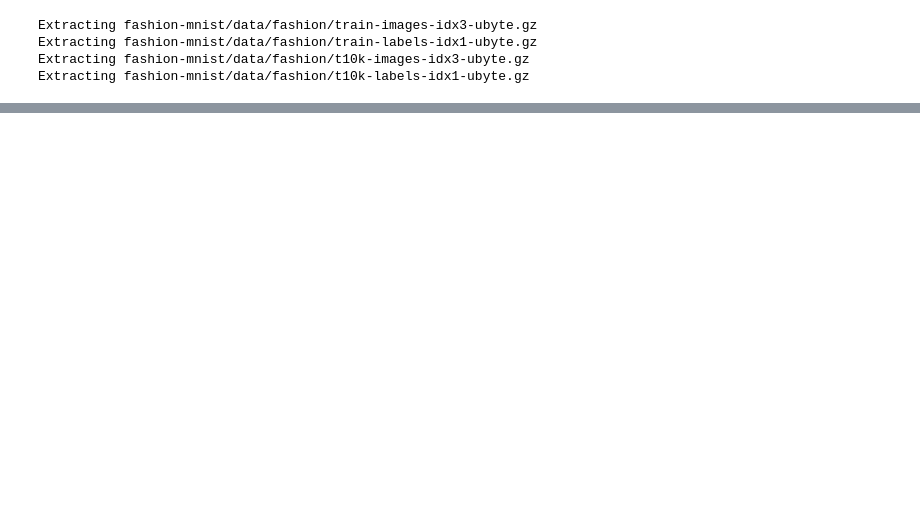
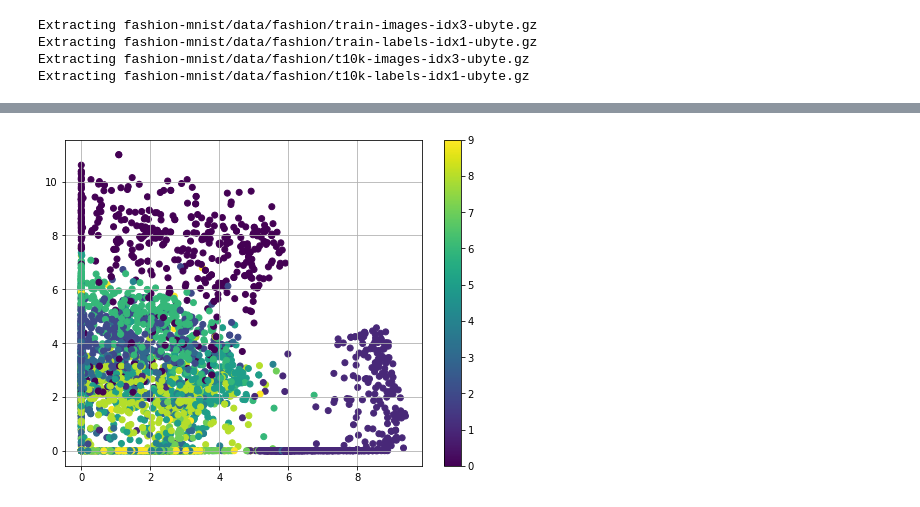
Before and after one commit to avgaydashenko/deep-learning-hw, a Jupyter notebook: homework.ipynb, the cells around one changed output, grey strips where cells are left out. Cells and saved outputs as stored; diff of their text form; code cells hidden in the pictures; blank space fills up the shorter version.

```diff
--- a/homework.ipynb
+++ b/homework.ipynb
@@ -194,0 +127,24 @@ print(50 * ((dg < 0.5).mean() + (dx >= 0.5).mean()), '% accurate')
+# %%
+def train(network_architecture, learning_rate=0.001,
+          batch_size=1000, training_epochs=10, display_step=5):
+    vae = VAE(network_architecture,
+                                 learning_rate=learning_rate,
+                                 batch_size=batch_size)
+    # Training cycle
+    for epoch in range(training_epochs):
+        avg_cost = 0.
+        total_batch = int(n_samples / batch_size)
+        # Loop over all batches
+        for i in range(total_batch):
+            batch_xs, _ = mnist.train.next_batch(batch_size)
+
+            # Fit training using batch data
+            cost = vae.partial_fit(batch_xs)
+            # Compute average loss
+            avg_cost += cost / n_samples * batch_size
+
+        # Display logs per epoch step
+        if epoch % display_step == 0:
+            print("Epoch:", '%04d' % (epoch+1),
+                  "cost=", "{:.9f}".format(avg_cost))
+    return vae
@@ -194,0 +201,10 @@ print(50 * ((dg < 0.5).mean() + (dx >= 0.5).mean()), '% accurate')
+# %%
+network_architecture = \
+    dict(n_hidden_recog_1=500, # 1st layer encoder neurons
+         n_hidden_recog_2=500, # 2nd layer encoder neurons
+         n_hidden_gener_1=500, # 1st layer decoder neurons
+         n_hidden_gener_2=500, # 2nd layer decoder neurons
+         n_input=784, # MNIST data input (img shape: 28*28)
+         n_z=2)  # dimensionality of latent space
+
+vae_2d = train(network_architecture, training_epochs=75)
@@ -194,0 +227,9 @@ print(50 * ((dg < 0.5).mean() + (dx >= 0.5).mean()), '% accurate')
+# %%
+x_sample, y_sample = mnist.test.next_batch(5000)
+z_mu = vae_2d.transform(x_sample)
+plt.figure(figsize=(8, 6))
+plt.scatter(z_mu[:, 0], z_mu[:, 1], c=np.argmax(y_sample, 1))
+plt.colorbar()
+plt.grid()
+# %% [output]
+[figure, added]
```
Also changed, not shown: parts of 32 cells of this notebook, 4 other files.
